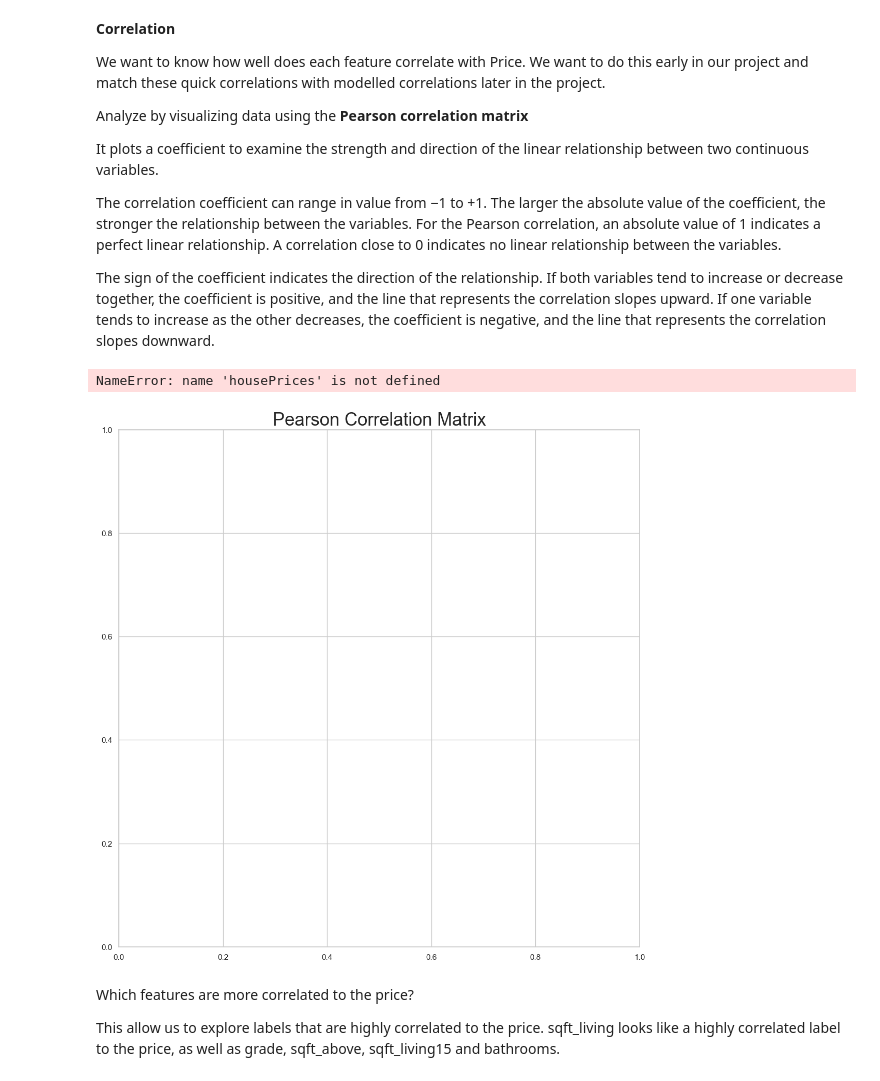
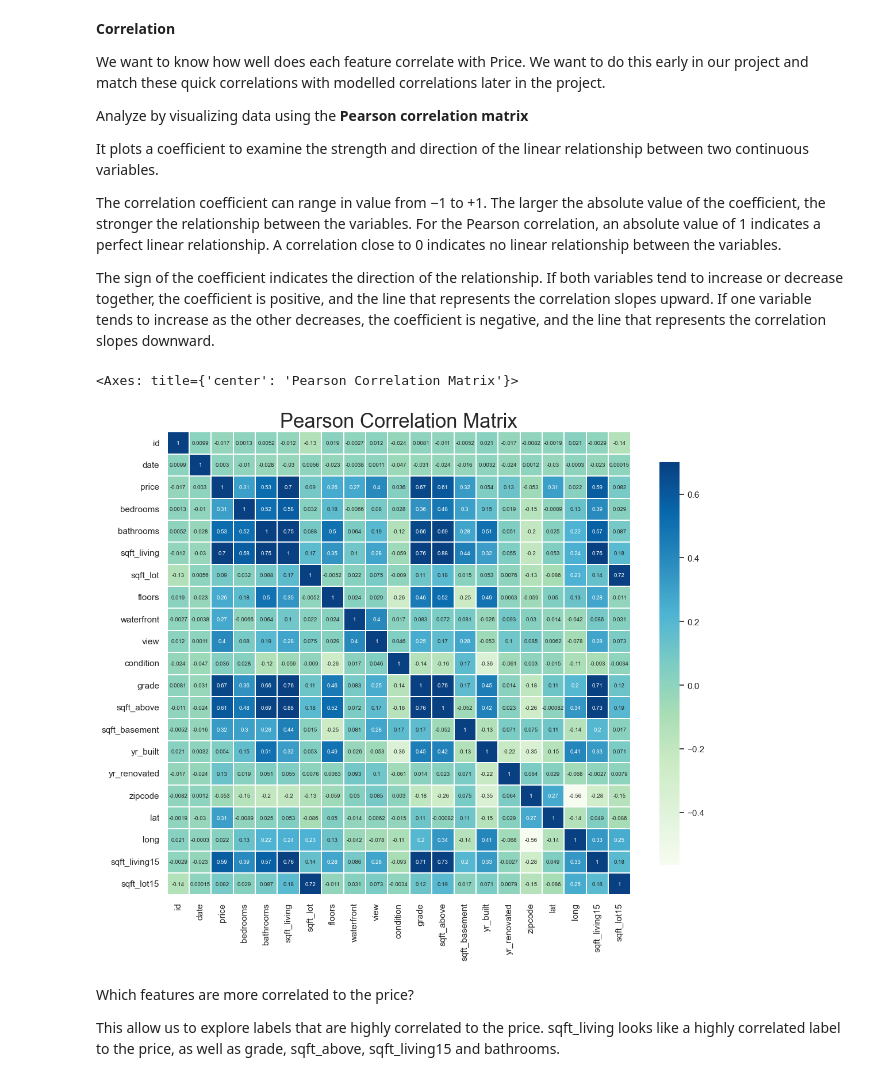
Before and after one commit to Pipepatino/Clas_Reg_witn_DNN, a Jupyter notebook: Clasificacion_Regresion_con_DNN.ipynb, the cells around one changed output. Cells and saved outputs as stored; diff of their text form; code cells hidden in the pictures.

```diff
--- a/Clasificacion_Regresion_con_DNN.ipynb
+++ b/Clasificacion_Regresion_con_DNN.ipynb
@@ -974,21 +1086,33 @@ It plots a coefficient to examine the strength and direction of the linear relat
 The correlation coefficient can range in value from −1 to +1. The larger the absolute value of the coefficient, the stronger the relationship between the variables. For the Pearson correlation, an absolute value of 1 indicates a perfect linear relationship. A correlation close to 0 indicates no linear relationship between the variables.
 
 The sign of the coefficient indicates the direction of the relationship. If both variables tend to increase or decrease together, the coefficient is positive, and the line that represents the correlation slopes upward. If one variable tends to increase as the other decreases, the coefficient is negative, and the line that represents the correlation slopes downward.
-# %%
-# visualization
-import seaborn as sns
-import matplotlib.pyplot as plt
-%matplotlib inline
-
-sns.set(style='whitegrid', font_scale=1)
-
-plt.figure(figsize=(13,13))
-plt.title('Pearson Correlation Matrix',fontsize=25)
-sns.heatmap(housePrices.corr(),linewidths=0.25,vmax=0.7,square=True,cmap='GnBu',linecolor='w',
-            annot=True, annot_kws={'size':7}, cbar_kws={'shrink': .7})
-# %% [output]
-NameError: name 'housePrices' is not defined
-[figure, removed]
+# %%
+sns.set(style='whitegrid', font_scale=1)
+# Sets the style and font scale for seaborn plots.
+# - `style='whitegrid'`: Adds a grid background to the plots for better visualization.
+# - `font_scale=1`: Sets the default font size for the plot elements.
+
+plt.figure(figsize=(13,13))
+# Creates a new figure with a specified size of 13x13 inches for the heatmap.
+
+plt.title('Pearson Correlation Matrix', fontsize=25)
+# Adds a title to the heatmap with the text "Pearson Correlation Matrix" and sets the font size to 25.
+
+sns.heatmap(housePrices.corr(),
+            # Creates a heatmap to visualize the correlation matrix of the 'housePrices' DataFrame.
+            # `housePrices.corr()`: Computes the Pearson correlation coefficients for numerical features.
+
+            linewidths=0.25,      # Sets the width of the lines between cells in the heatmap.
+            vmax=0.7,             # Sets the maximum value for the color bar to 0.7.
+            square=True,          # Ensures the cells in the heatmap are square-shaped.
+            cmap='GnBu',          # Sets the color palette to 'GnBu' (green to blue gradient).
+            linecolor='w',        # Sets the color of the lines between cells to white.
+            annot=True,           # Displays the correlation values inside each cell.
+            annot_kws={'size':7}, # Sets the font size for the annotation text to 7.
+            cbar_kws={'shrink': .7})  # Shrinks the color bar to 70% of its original size.
+# %% [output]
+<Axes: title={'center': 'Pearson Correlation Matrix'}>
+[figure, added]
 # %% [markdown]
 Which features are more correlated to the price?
 
```
Also changed, not shown: parts of 84 cells of this notebook, 2 other files.
